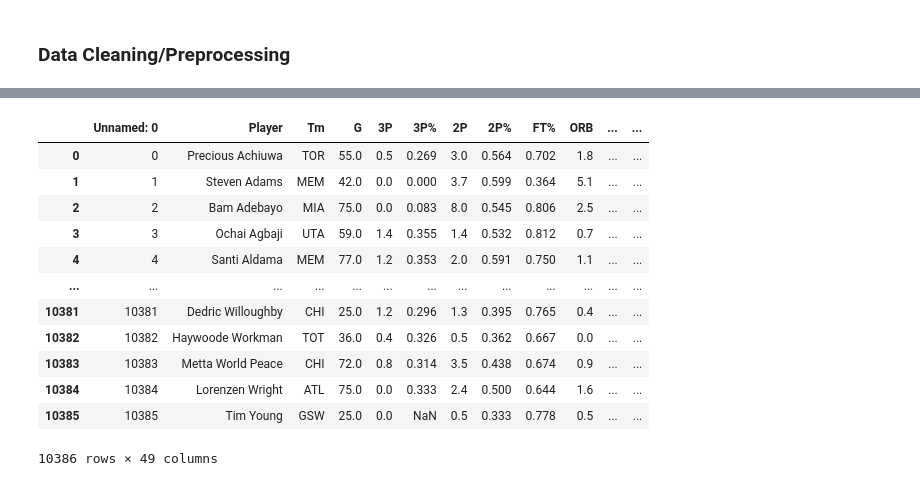
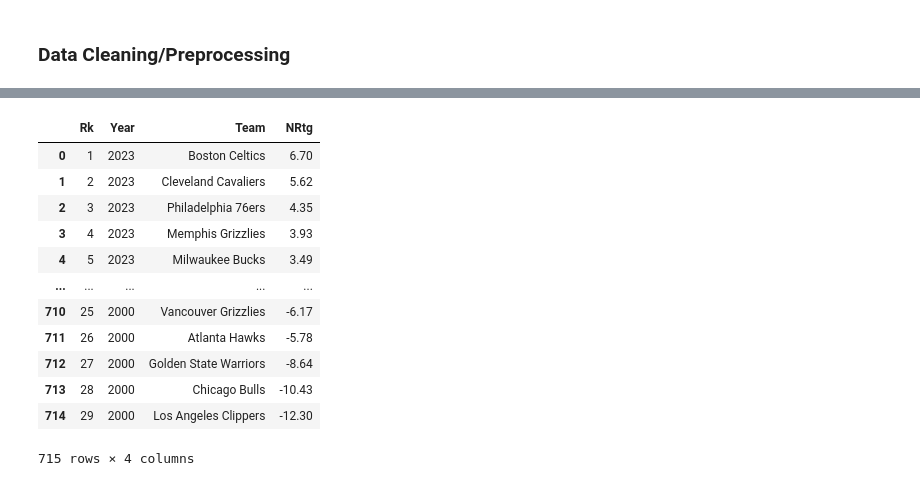
Before and after one commit to ofiore/BasketballClusteringCSE5825, a Jupyter notebook: TeamRatingModel.ipynb, the cells around one changed output, grey strips where cells are left out. Saved outputs shown, nothing was run; the diff lists cells and outputs as text; code cells hidden in the pictures.

Commit message:
Encoder and Team model

```diff
--- a/TeamRatingModel.ipynb
+++ b/TeamRatingModel.ipynb
@@ -122,21 +110,20 @@ HOU [['Darius Days', 12.0], ['Boban Marjanović', 10.0], ['Frank Kaminsky', 9.0]
 # %%
 df_team=pd.read_csv('Data/TeamData.csv')
 #df_team
 #converting team name so it lines up
 #when player data is in organize it into a dataframe for the
-df_players=pd.read_csv('Data/AllPlayerNoSalaryCleaned.csv')
-df_players
+df_team
 # %% [output]
-|  | Unnamed: 0 | Player | Tm | G | 3P | 3P% | 2P | 2P% | FT% | ORB | ... | ... |
-| 0 | 0 | Precious Achiuwa | TOR | 55.0 | 0.5 | 0.269 | 3.0 | 0.564 | 0.702 | 1.8 | ... | ... |
-| 1 | 1 | Steven Adams | MEM | 42.0 | 0.0 | 0.000 | 3.7 | 0.599 | 0.364 | 5.1 | ... | ... |
-| 2 | 2 | Bam Adebayo | MIA | 75.0 | 0.0 | 0.083 | 8.0 | 0.545 | 0.806 | 2.5 | ... | ... |
-| 3 | 3 | Ochai Agbaji | UTA | 59.0 | 1.4 | 0.355 | 1.4 | 0.532 | 0.812 | 0.7 | ... | ... |
-| 4 | 4 | Santi Aldama | MEM | 77.0 | 1.2 | 0.353 | 2.0 | 0.591 | 0.750 | 1.1 | ... | ... |
-| ... | ... | ... | ... | ... | ... | ... | ... | ... | ... | ... | ... | ... |
-| 10381 | 10381 | Dedric Willoughby | CHI | 25.0 | 1.2 | 0.296 | 1.3 | 0.395 | 0.765 | 0.4 | ... | ... |
-| 10382 | 10382 | Haywoode Workman | TOT | 36.0 | 0.4 | 0.326 | 0.5 | 0.362 | 0.667 | 0.0 | ... | ... |
-| 10383 | 10383 | Metta World Peace | CHI | 72.0 | 0.8 | 0.314 | 3.5 | 0.438 | 0.674 | 0.9 | ... | ... |
-| 10384 | 10384 | Lorenzen Wright | ATL | 75.0 | 0.0 | 0.333 | 2.4 | 0.500 | 0.644 | 1.6 | ... | ... |
-| 10385 | 10385 | Tim Young | GSW | 25.0 | 0.0 | NaN | 0.5 | 0.333 | 0.778 | 0.5 | ... | ... |
+|  | Rk | Year | Team | NRtg |
+| 0 | 1 | 2023 | Boston Celtics | 6.70 |
+| 1 | 2 | 2023 | Cleveland Cavaliers | 5.62 |
+| 2 | 3 | 2023 | Philadelphia 76ers | 4.35 |
+| 3 | 4 | 2023 | Memphis Grizzlies | 3.93 |
+| 4 | 5 | 2023 | Milwaukee Bucks | 3.49 |
+| ... | ... | ... | ... | ... |
+| 710 | 25 | 2000 | Vancouver Grizzlies | -6.17 |
+| 711 | 26 | 2000 | Atlanta Hawks | -5.78 |
+| 712 | 27 | 2000 | Golden State Warriors | -8.64 |
+| 713 | 28 | 2000 | Chicago Bulls | -10.43 |
+| 714 | 29 | 2000 | Los Angeles Clippers | -12.30 |
-10386 rows × 49 columns
+715 rows × 4 columns
```
Also changed, not shown: parts of 19 cells of this notebook, 1 other file.
